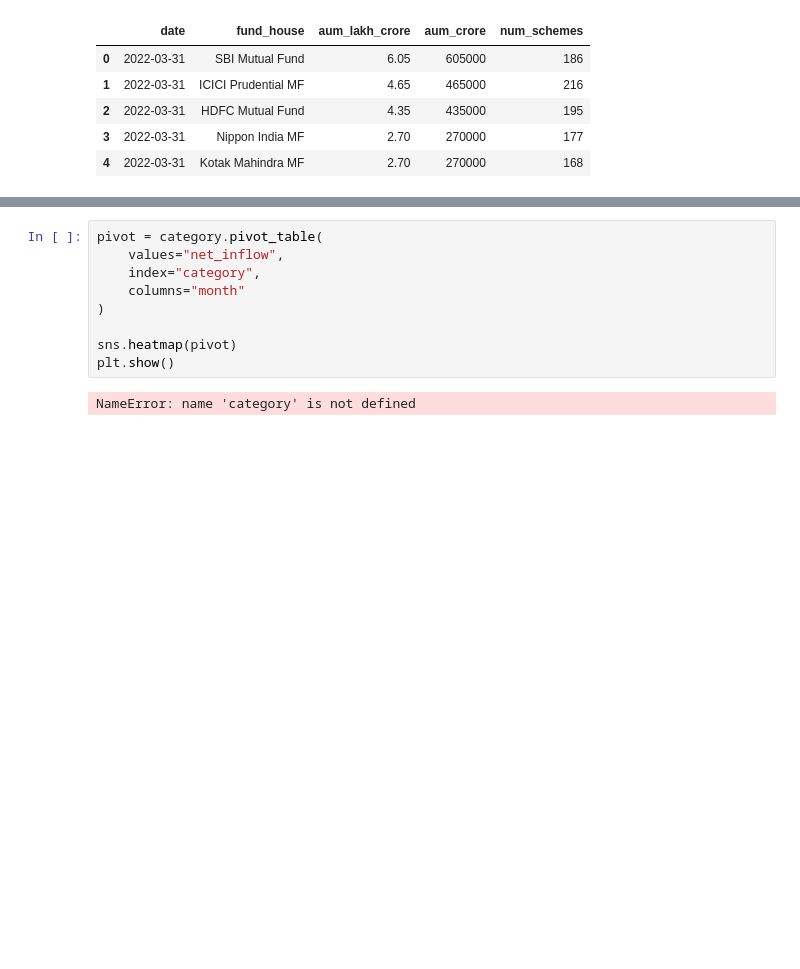
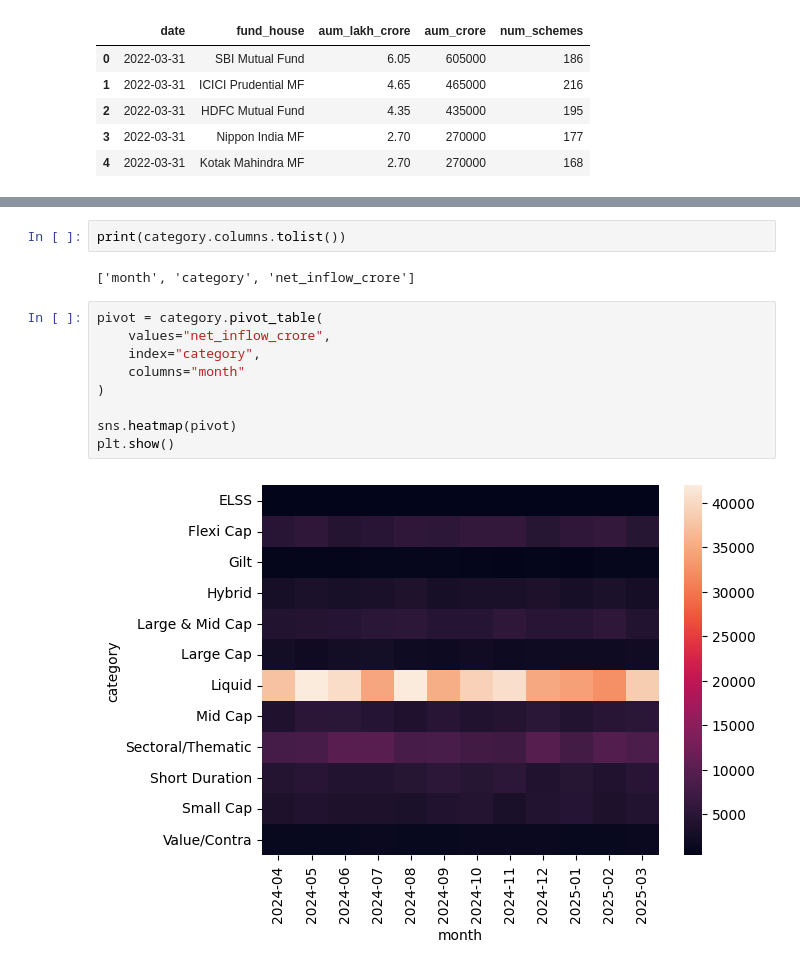
Before and after one commit to Nethivamshi/MutualFundAnalytics, a Jupyter notebook: EDA_analysis.ipynb, the cells around one changed output, grey strips where cells are left out. Saved outputs shown, nothing was run; the diff lists cells and outputs as text; blank space fills up the shorter version.

```diff
--- a/EDA_analysis.ipynb
+++ b/EDA_analysis.ipynb
@@ -71,11 +104,15 @@ NameError: name 'category' is not defined
+# %%
+print(category.columns.tolist())
+# %% [output]
+['month', 'category', 'net_inflow_crore']
 # %%
 pivot = category.pivot_table(
-    values="net_inflow",
+    values="net_inflow_crore",
     index="category",
     columns="month"
 )
 
 sns.heatmap(pivot)
 plt.show()
 # %% [output]
-NameError: name 'category' is not defined
+[figure, added]
```
Also changed, not shown: parts of 22 cells of this notebook, 15 other files.
